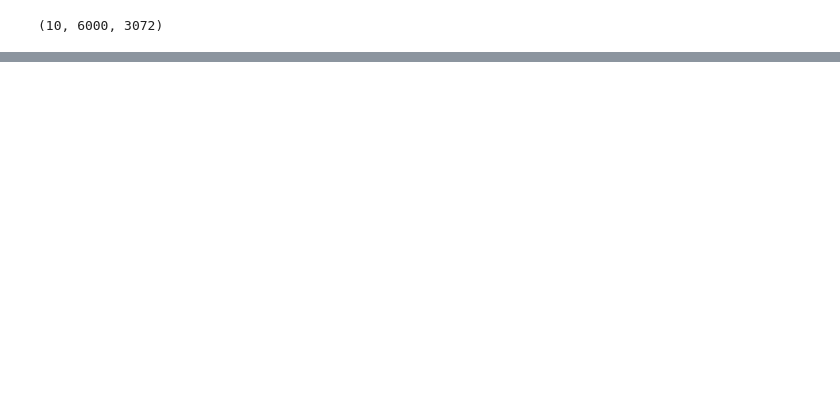
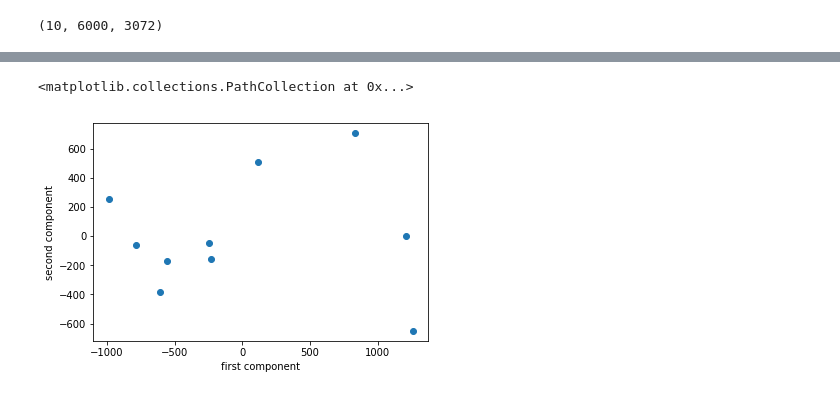
Before and after one commit to sola12321/AML, a Jupyter notebook: More-Principal-Component-Analysis/More-Principal-Component-Analysis.ipynb, the cells around one changed output, grey strips where cells are left out. Cells and saved outputs as stored; diff of their text form; code cells hidden in the pictures; blank space fills up the shorter version.

```diff
--- a/More-Principal-Component-Analysis/More-Principal-Component-Analysis.ipynb
+++ b/More-Principal-Component-Analysis/More-Principal-Component-Analysis.ipynb
@@ -76,15 +67,33 @@ plt.show()
 # %%
 #Part B
 """
 Compute a 10 x 10 distance matrix D such that D[i,j] is the Euclidean distance between the mean images of class i and class j. Square the elements of this matrix and write it out to a CSV file named partb_distances.csv. You will submit this file.
 Note: The order of the class labels is very important here, as this file will be autograded. Refer to this for the index-label mapping, and ensure yours matches.
 Now you must perform multi-dimensional scaling with the squared distance matrix you have. Refer to the MDS section for details on how to do that.
 Once you have computed the scaled points in 2-D space, plot the first component along the x-axis and component 2 along the y-axis of a scatter plot. You will submit this plot.
 """
 D = np.zeros((10,10))
 for i in range(10):
     for j in range(10):
         D[i][j] = np.sum(pdist([means[i], means[j]]))
 D = np.square(D)
 D_df = pd.DataFrame(D)
 D_df.to_csv("partb_distances.csv", index=False, header=None)
+
+def MDS(D, dim):
+    A = np.identity(len(D)) - np.ones_like(D) * 1/len(D)
+    W = -1/2 * np.dot(np.dot(A, D), A.T)
+    eig_values, eig_mat = np.linalg.eig(W)
+    Lambda_s = np.diag(eig_values[:dim])
+    U_s = eig_mat[:,:dim]
+    Y = np.dot(U_s, np.sqrt(Lambda_s))
+    return Y
+
+Y = MDS(D, 2)
+plt.figure()
+plt.xlabel("first component")
+plt.ylabel("second component")
+plt.scatter(Y[:,0], Y[:,1])
+# %% [output]
+<matplotlib.collections.PathCollection at 0x...>
+[figure, added]
```
Also changed, not shown: parts of 2 cells of this notebook, 1 other file.
